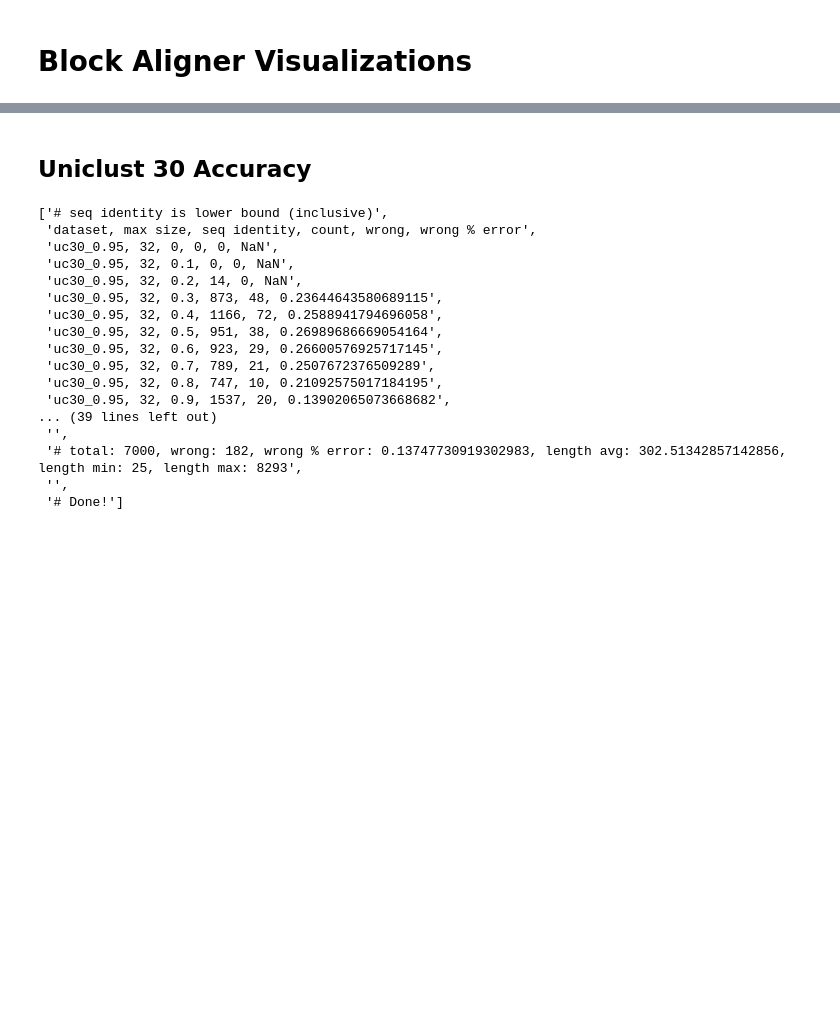
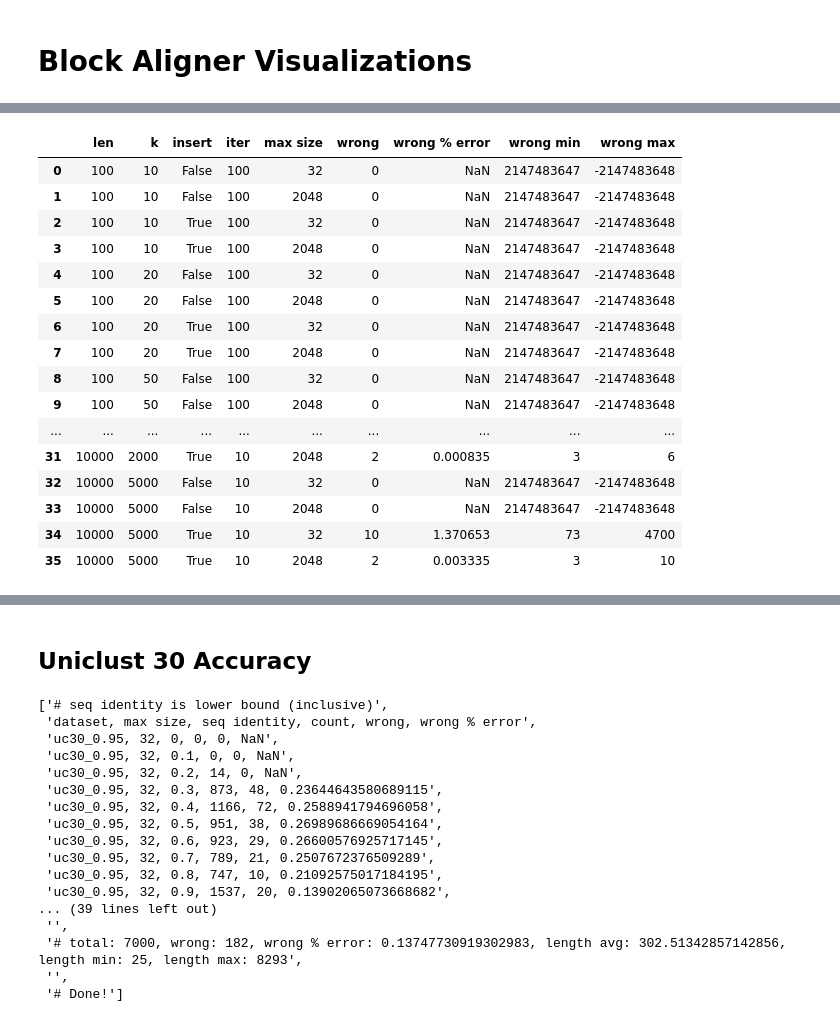
Before and after one commit to Daniel-Liu-c0deb0t/block-aligner, a Jupyter notebook: vis/block_aligner_vis.ipynb, the cells around one changed output, grey strips where cells are left out. Drawn from its saved outputs; the diff is of its cells as text; code cells hidden in the pictures; blank space fills up the shorter version.

```diff
--- a/vis/block_aligner_vis.ipynb
+++ b/vis/block_aligner_vis.ipynb
@@ -6,0 +9,5 @@ from io import StringIO
+# %%
+def csv_to_pandas(csv):
+    s = StringIO("\n".join(csv))
+    data = pd.read_csv(s, sep = "\\s*,\\s*", comment = "#", engine = "python")
+    return data
@@ -6,0 +31,3 @@ from io import StringIO
+# %%
+output = !cd .. && RUSTFLAGS="-C target-cpu=native" cargo run --example accuracy --release --quiet
+output
@@ -6,0 +52,21 @@ from io import StringIO
+# %%
+data = csv_to_pandas(output)
+data
+# %% [output]
+|  | len | k | insert | iter | max size | wrong | wrong % error | wrong min | wrong max |
+| 0 | 100 | 10 | False | 100 | 32 | 0 | NaN | 2147483647 | -2147483648 |
+| 1 | 100 | 10 | False | 100 | 2048 | 0 | NaN | 2147483647 | -2147483648 |
+| 2 | 100 | 10 | True | 100 | 32 | 0 | NaN | 2147483647 | -2147483648 |
+| 3 | 100 | 10 | True | 100 | 2048 | 0 | NaN | 2147483647 | -2147483648 |
+| 4 | 100 | 20 | False | 100 | 32 | 0 | NaN | 2147483647 | -2147483648 |
+| 5 | 100 | 20 | False | 100 | 2048 | 0 | NaN | 2147483647 | -2147483648 |
+| 6 | 100 | 20 | True | 100 | 32 | 0 | NaN | 2147483647 | -2147483648 |
+| 7 | 100 | 20 | True | 100 | 2048 | 0 | NaN | 2147483647 | -2147483648 |
+| 8 | 100 | 50 | False | 100 | 32 | 0 | NaN | 2147483647 | -2147483648 |
+| 9 | 100 | 50 | False | 100 | 2048 | 0 | NaN | 2147483647 | -2147483648 |
+| ... | ... | ... | ... | ... | ... | ... | ... | ... | ... |
+| 31 | 10000 | 2000 | True | 10 | 2048 | 2 | 0.000835 | 3 | 6 |
+| 32 | 10000 | 5000 | False | 10 | 32 | 0 | NaN | 2147483647 | -2147483648 |
+| 33 | 10000 | 5000 | False | 10 | 2048 | 0 | NaN | 2147483647 | -2147483648 |
+| 34 | 10000 | 5000 | True | 10 | 32 | 10 | 1.370653 | 73 | 4700 |
+| 35 | 10000 | 5000 | True | 10 | 2048 | 2 | 0.003335 | 3 | 10 |
```
Also changed, not shown: parts of 27 cells of this notebook, 3 other files.
